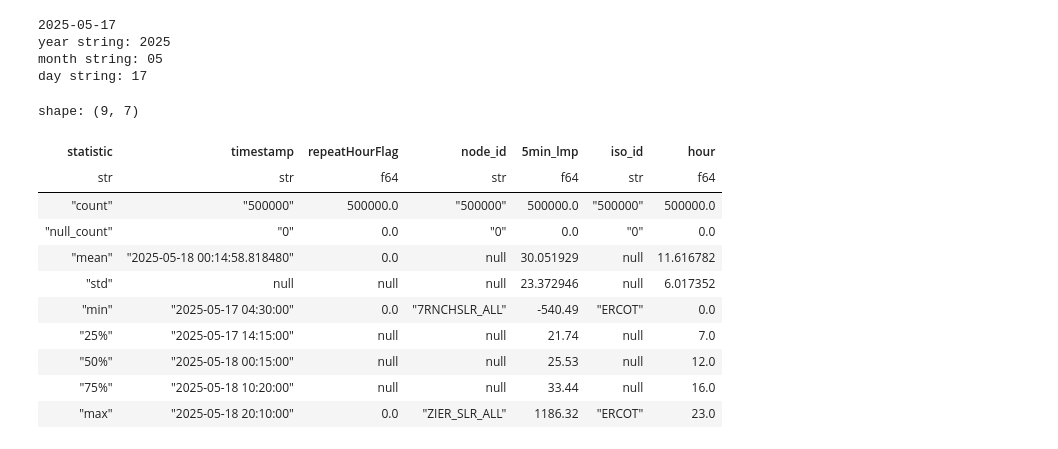
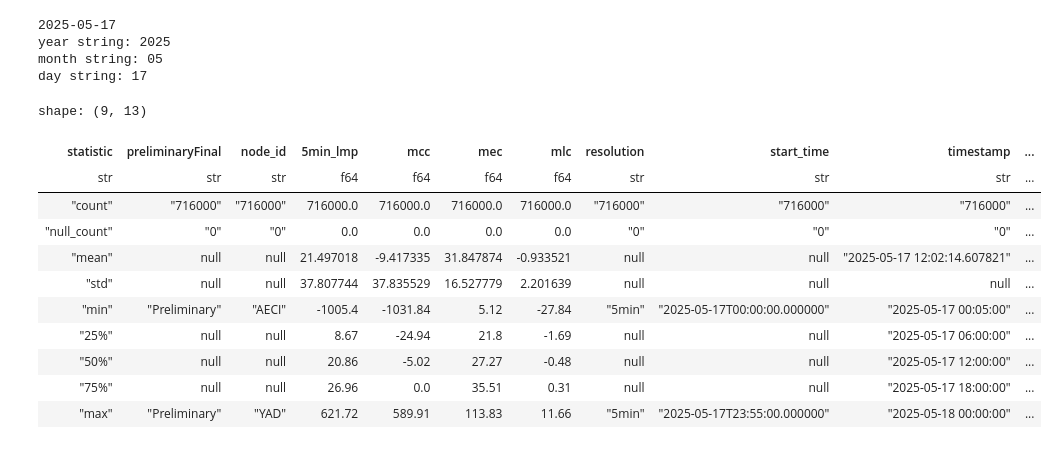
Before and after one commit to aangelsalazarr/us_electricity_pricing, a Jupyter notebook: unifying_data_silos.ipynb, the cells around one changed output. Drawn from its saved outputs; the diff is of its cells as text; code cells hidden in the pictures.

```diff
--- a/unifying_data_silos.ipynb
+++ b/unifying_data_silos.ipynb
@@ -48,21 +47,34 @@ pjm_data = pl.read_csv(f'datasets/pjm_lmp_data/rt_unverified_fivemin_lmps_csv/{m
 miso_data = pl.read_csv(f'datasets/miso_lmp_data/lmp_csv/{year_str}-{month_str}-{day_str}_lmp.csv')
 # %%
 # transforming our data sets before the main merge so that we can view it
-ercot_df = efuncs.transform_ercot_data(ercot_df=ercot_data)
+ercot_df = tld.transform_ercot_data(ercot_df=ercot_data)
+spp_df = tld.transform_spp_data(spp_df=spp_data)
+nyiso_df = tld.transform_nyiso_data(nyiso_df=nyiso_data)
+isone_df=tld.transform_isone_data(isone_df=isone_data)
+caiso_df = tld.transform_caiso_data(caiso_df=caiso_data)
+pjm_df = tld.transform_pjm_data(pjm_df=pjm_data)
+miso_df = tld.transform_miso_data(miso_df=miso_data)
+
 ercot_df.describe()
+spp_df.describe()
+nyiso_df.describe()
+isone_df.describe()
+caiso_df.describe()
+pjm_df.describe()
+miso_df.describe()
 # %% [output]
-shape: (9, 7)
+shape: (9, 13)
-| statistic | timestamp | repeatHourFlag | node_id | 5min_lmp | iso_id | hour |
-| str | str | f64 | str | f64 | str | f64 |
-| "count" | "500000" | 500000.0 | "500000" | 500000.0 | "500000" | 500000.0 |
-| "null_count" | "0" | 0.0 | "0" | 0.0 | "0" | 0.0 |
-| "mean" | "2025-05-18 00:14:58.818480" | 0.0 | null | 30.051929 | null | 11.616782 |
-| "std" | null | null | null | 23.372946 | null | 6.017352 |
-| "min" | "2025-05-17 04:30:00" | 0.0 | "7RNCHSLR_ALL" | -540.49 | "ERCOT" | 0.0 |
-| "25%" | "2025-05-17 14:15:00" | null | null | 21.74 | null | 7.0 |
-| "50%" | "2025-05-18 00:15:00" | null | null | 25.53 | null | 12.0 |
-| "75%" | "2025-05-18 10:20:00" | null | null | 33.44 | null | 16.0 |
-| "max" | "2025-05-18 20:10:00" | 0.0 | "ZIER_SLR_ALL" | 1186.32 | "ERCOT" | 23.0 |
+| statistic | preliminaryFinal | node_id | 5min_lmp | mcc | mec | mlc | resolution | start_time | timestamp | ... |
+| str | str | str | f64 | f64 | f64 | f64 | str | str | str | ... |
+| "count" | "716000" | "716000" | 716000.0 | 716000.0 | 716000.0 | 716000.0 | "716000" | "716000" | "716000" | ... |
+| "null_count" | "0" | "0" | 0.0 | 0.0 | 0.0 | 0.0 | "0" | "0" | "0" | ... |
+| "mean" | null | null | 21.497018 | -9.417335 | 31.847874 | -0.933521 | null | null | "2025-05-17 12:02:14.607821" | ... |
+| "std" | null | null | 37.807744 | 37.835529 | 16.527779 | 2.201639 | null | null | null | ... |
+| "min" | "Preliminary" | "AECI" | -1005.4 | -1031.84 | 5.12 | -27.84 | "5min" | "2025-05-17T00:00:00.000000" | "2025-05-17 00:05:00" | ... |
+| "25%" | null | null | 8.67 | -24.94 | 21.8 | -1.69 | null | null | "2025-05-17 06:00:00" | ... |
+| "50%" | null | null | 20.86 | -5.02 | 27.27 | -0.48 | null | null | "2025-05-17 12:00:00" | ... |
+| "75%" | null | null | 26.96 | 0.0 | 35.51 | 0.31 | null | null | "2025-05-17 18:00:00" | ... |
+| "max" | "Preliminary" | "YAD" | 621.72 | 589.91 | 113.83 | 11.66 | "5min" | "2025-05-17T23:55:00.000000" | "2025-05-18 00:00:00" | ... |
 # %%
 plt.figure(figsize=[10,6])
 sns.scatterplot(data=ercot_df, x='timestamp', y='5min_lmp', hue='hour')
```
Also changed, not shown: parts of 15 cells of this notebook, 2 other files.
